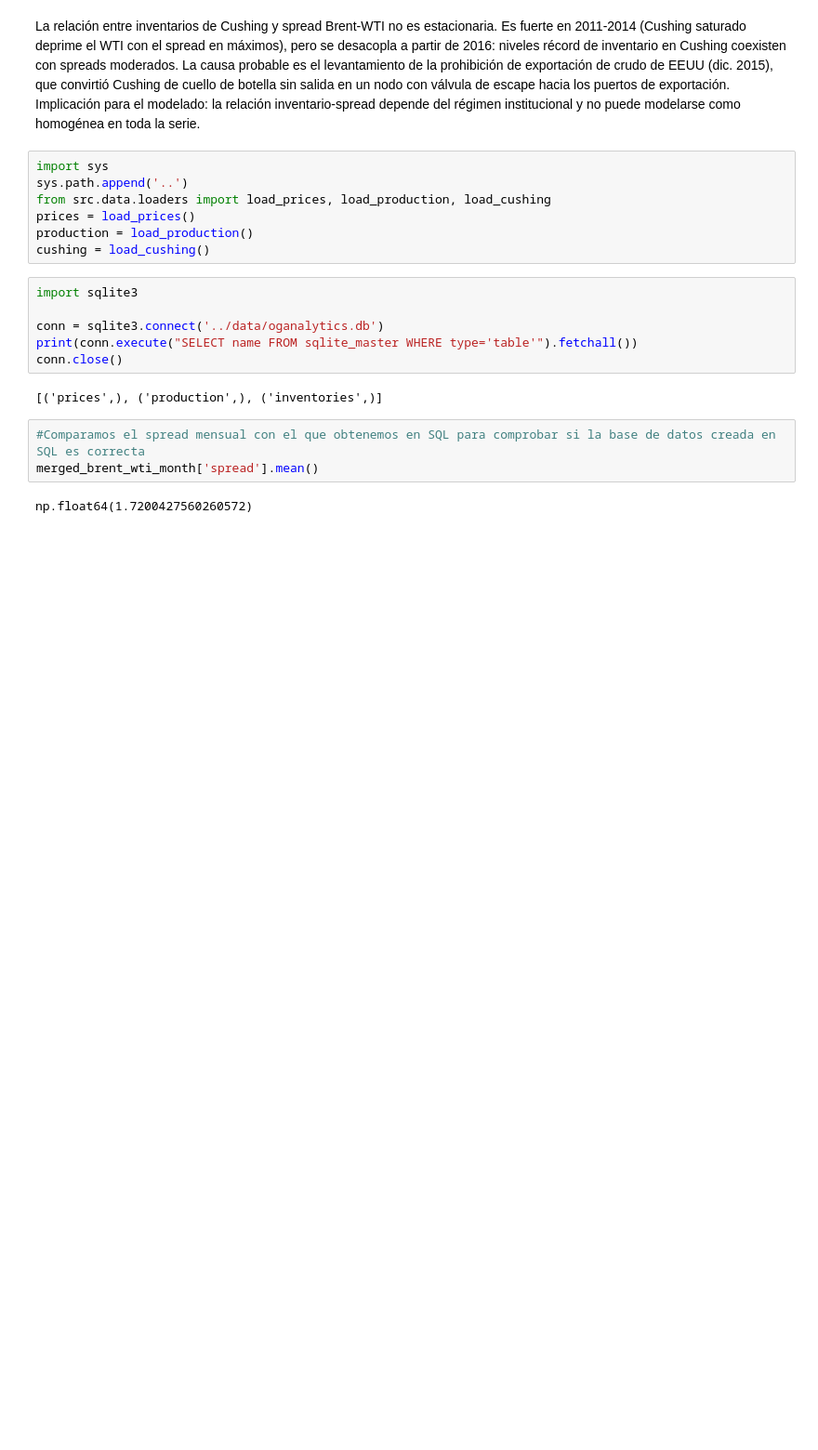
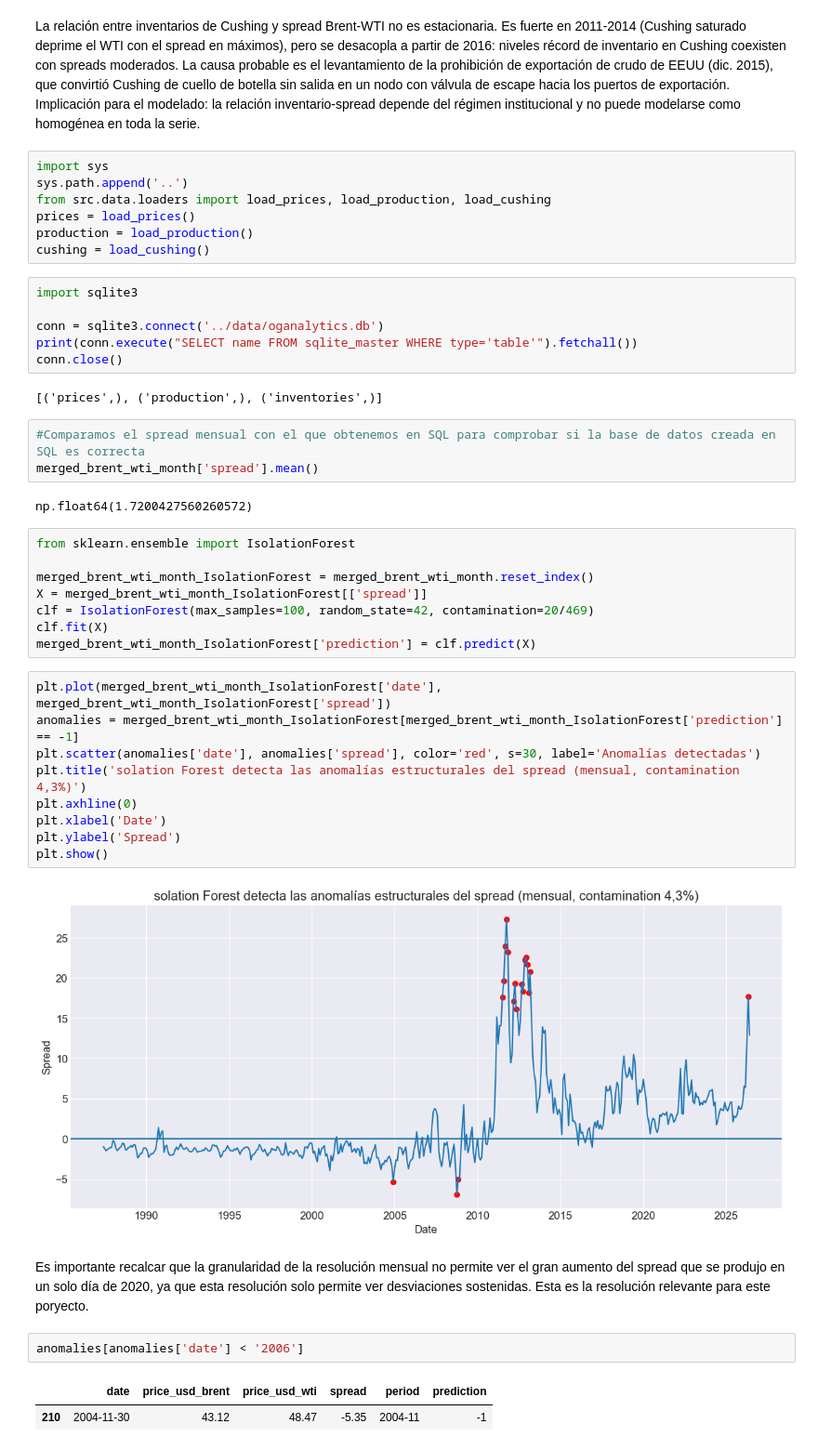
Before and after one commit to marcazlor/oganalytics, a Jupyter notebook: notebooks/01_data_exploration.ipynb, the cells around one changed output. Shown at 93% size. Saved outputs shown, nothing was run; the diff lists cells and outputs as text; blank space fills up the shorter version.

```diff
--- a/notebooks/01_data_exploration.ipynb
+++ b/notebooks/01_data_exploration.ipynb
@@ -377,3 +377,29 @@ conn.close()
 merged_brent_wti_month['spread'].mean()
 # %% [output]
 np.float64(1.7200427560260572)
+# %%
+from sklearn.ensemble import IsolationForest
+
+merged_brent_wti_month_IsolationForest = merged_brent_wti_month.reset_index()
+X = merged_brent_wti_month_IsolationForest[['spread']]
+clf = IsolationForest(max_samples=100, random_state=42, contamination=20/469)
+clf.fit(X)
+merged_brent_wti_month_IsolationForest['prediction'] = clf.predict(X)
+# %%
+plt.plot(merged_brent_wti_month_IsolationForest['date'], merged_brent_wti_month_IsolationForest['spread'])
+anomalies = merged_brent_wti_month_IsolationForest[merged_brent_wti_month_IsolationForest['prediction'] == -1]
+plt.scatter(anomalies['date'], anomalies['spread'], color='red', s=30, label='Anomalías detectadas')
+plt.title('solation Forest detecta las anomalías estructurales del spread (mensual, contamination 4,3%)')
+plt.axhline(0)
+plt.xlabel('Date')
+plt.ylabel('Spread')
+plt.show()
+# %% [output]
+[figure, added]
+# %% [markdown]
+Es importante recalcar que la granularidad de la resolución mensual no permite ver el gran aumento del spread que se produjo en un solo día de 2020, ya que esta resolución solo permite ver desviaciones sostenidas. Esta es la resolución relevante para este poryecto.
+# %%
+anomalies[anomalies['date'] < '2006']
+# %% [output]
+|  | date | price_usd_brent | price_usd_wti | spread | period | prediction |
+| 210 | 2004-11-30 | 43.12 | 48.47 | -5.35 | 2004-11 | -1 |
```
Also changed, not shown: parts of 10 cells of this notebook.
